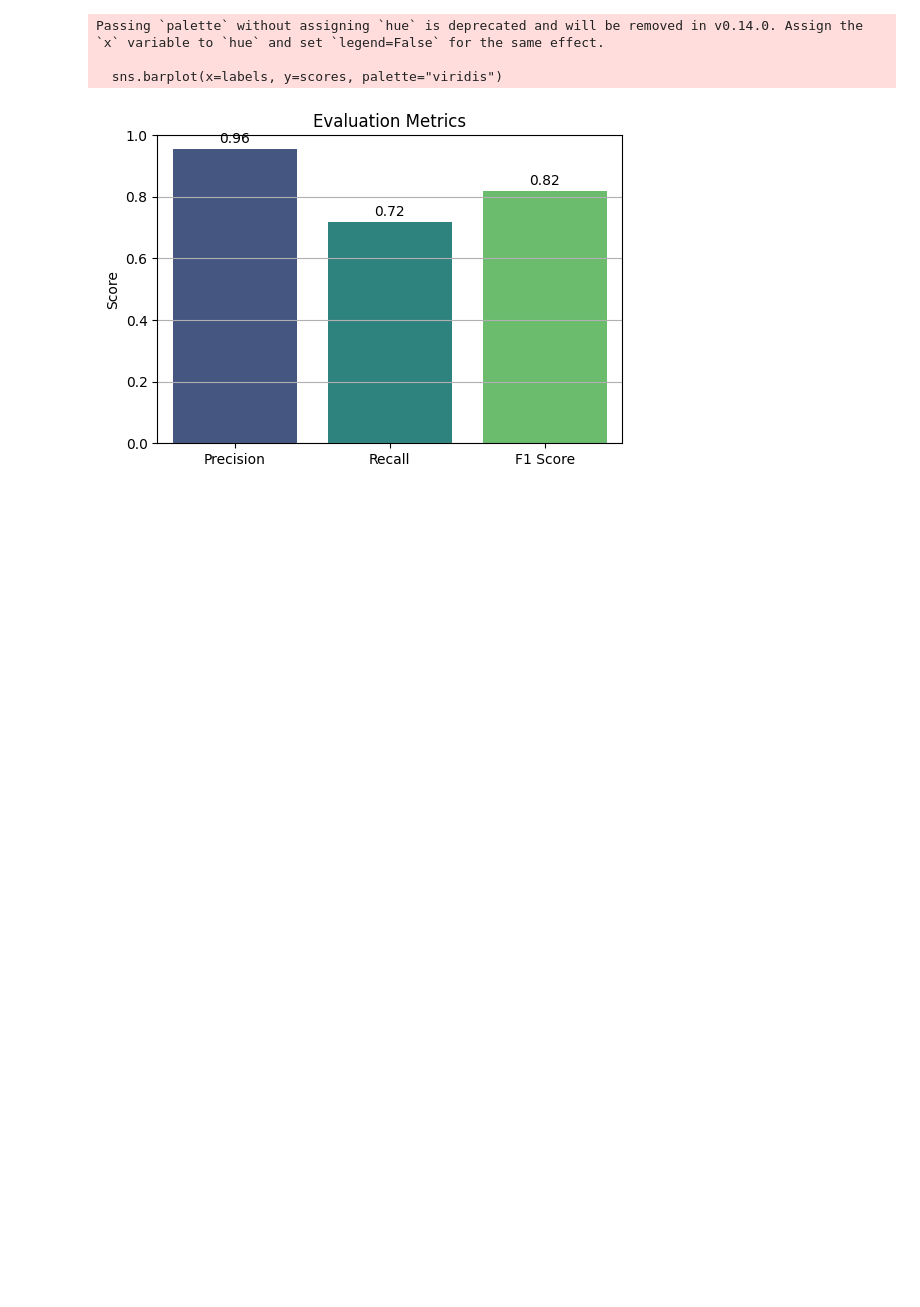
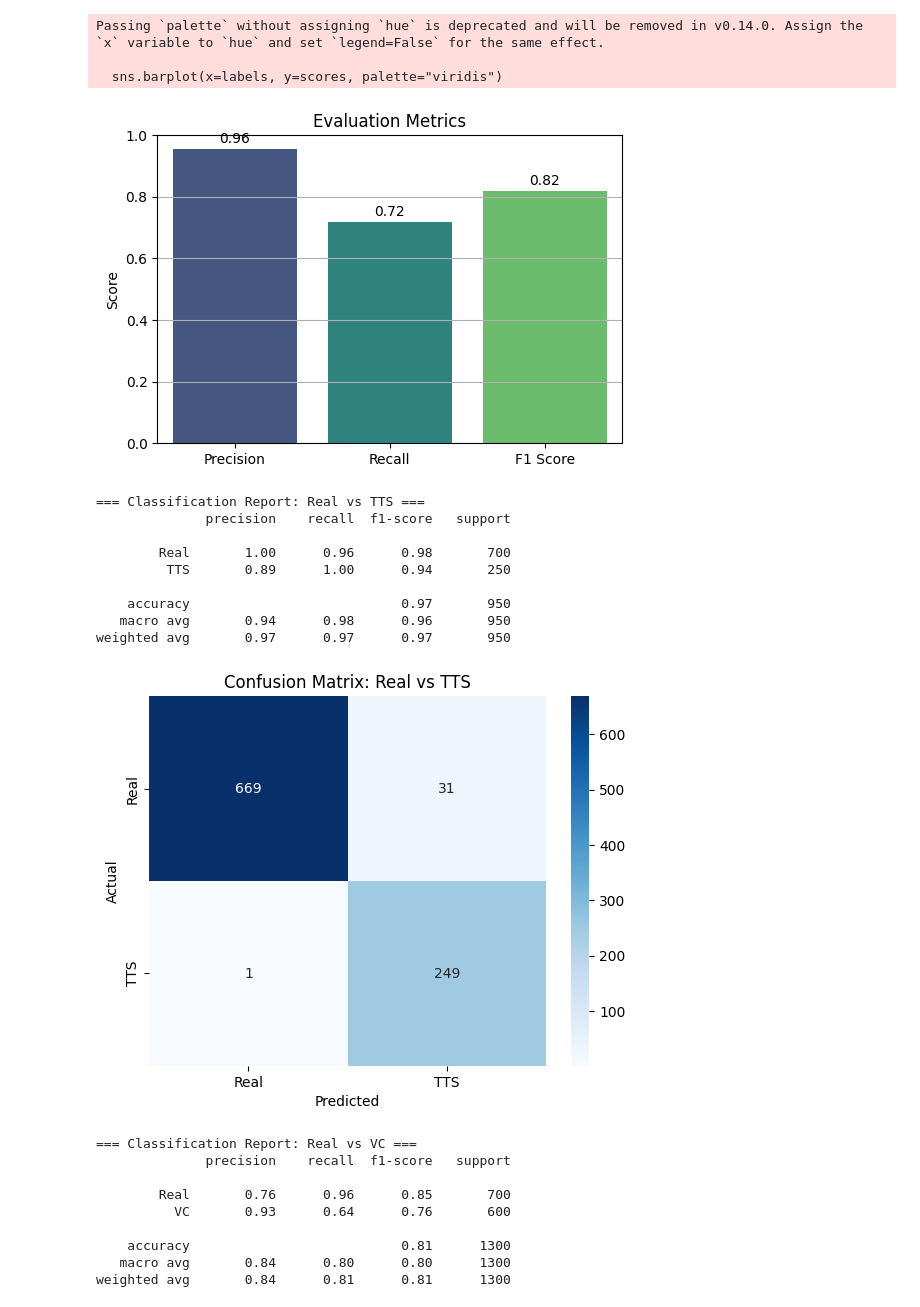
Before and after one commit to Magferat/p2_models, a Jupyter notebook: with_test_Copy_of_30_epoch_Train_Rawnet2.ipynb, the cells around one changed output. Cells and saved outputs as stored; diff of their text form; code cells hidden in the pictures; blank space fills up the shorter version.

```diff
--- a/with_test_Copy_of_30_epoch_Train_Rawnet2.ipynb
+++ b/with_test_Copy_of_30_epoch_Train_Rawnet2.ipynb
@@ -949,3 +949,62 @@ Passing `palette` without assigning `hue` is deprecated and will be removed in v
 
   sns.barplot(x=labels, y=scores, palette="viridis")
 [figure]
+# %%
+import numpy as np
+from sklearn.metrics import classification_report, confusion_matrix
+import seaborn as sns
+import matplotlib.pyplot as plt
+
+def evaluate_subset(name, df_subset):
+    subset_dataset = AudioDataset(df_subset, transform=transform)
+    subset_loader = DataLoader(subset_dataset, batch_size=32, shuffle=False)
+    a,b,c = name.split()
+    y_true, y_pred = [], []
+
+    model.eval()
+    with torch.no_grad():
+        for x, y in subset_loader:
+            x = x.to(device)
+            output = model(x, is_test=True)
+            pred = torch.argmax(output, dim=1)
+            y_pred.extend(pred.cpu().numpy())
+            y_true.extend(y.cpu().numpy())
+
+    print(f"\n=== Classification Report: {name} ===")
+    print(classification_report(y_true, y_pred, target_names=["Real", c]))
+
+    cm = confusion_matrix(y_true, y_pred)
+    sns.heatmap(cm, annot=True, fmt="d", cmap="Blues", xticklabels=["Real", c], yticklabels=["Real", c])
+    plt.title(f"Confusion Matrix: {name}")
+    plt.xlabel("Predicted")
+    plt.ylabel("Actual")
+    plt.show()
+
+
+#  real vs tts
+real_vs_tts_df = test_df[test_df["fake_type"].isin(["Real", "TTS"])]
+evaluate_subset("Real vs TTS", real_vs_tts_df)
+
+#  real vs vc
+real_vs_vc_df = test_df[test_df["fake_type"].isin(["Real", "VC"])]
+evaluate_subset("Real vs VC", real_vs_vc_df)
+# %% [output]
+=== Classification Report: Real vs TTS ===
+              precision    recall  f1-score   support
+
+        Real       1.00      0.96      0.98       700
+         TTS       0.89      1.00      0.94       250
+
+    accuracy                           0.97       950
+   macro avg       0.94      0.98      0.96       950
+weighted avg       0.97      0.97      0.97       950
+[figure, added]
+=== Classification Report: Real vs VC ===
+              precision    recall  f1-score   support
+
+        Real       0.76      0.96      0.85       700
+          VC       0.93      0.64      0.76       600
+
+    accuracy                           0.81      1300
+   macro avg       0.84      0.80      0.80      1300
+weighted avg       0.84      0.81      0.81      1300
```
Also changed, not shown: parts of 1 cell of this notebook.
